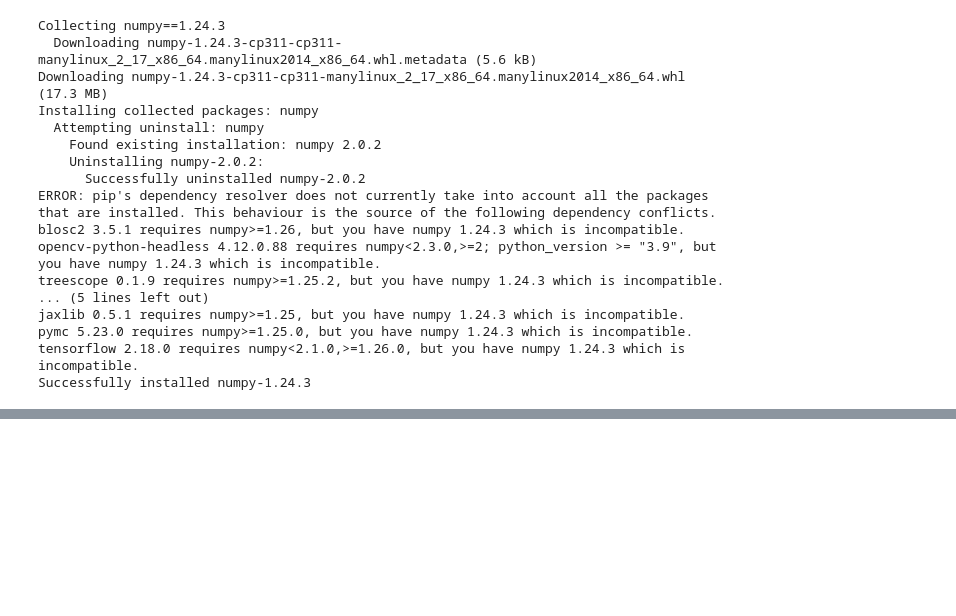
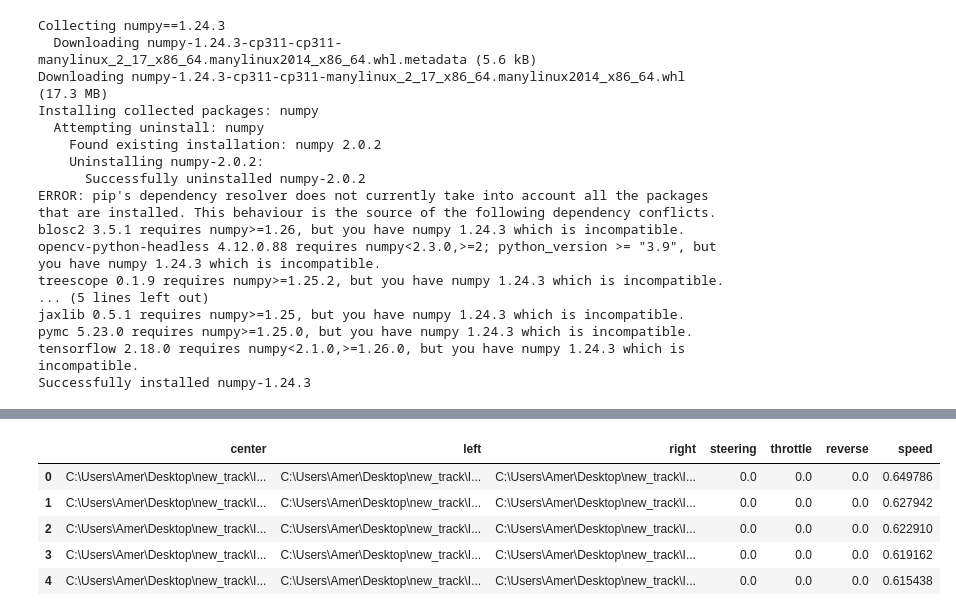
Before and after one commit to mjRam27/self-driving-car, a Jupyter notebook: Self_driving_car.ipynb, the cells around one changed output, grey strips where cells are left out. Saved outputs shown, nothing was run; the diff lists cells and outputs as text; code cells hidden in the pictures; blank space fills up the shorter version.

```diff
--- a/Self_driving_car.ipynb
+++ b/Self_driving_car.ipynb
@@ -89,3 +106,16 @@ Requirement already satisfied: python-dateutil>=2.7 in /usr/local/lib/python3.11
 # %%
 
 from imgaug import augmenters as iaa
+# %%
+datadir = 'track'
+columns = ['center', 'left' , 'right', 'steering', 'throttle', 'reverse', 'speed']
+data = pd.read_csv(os.path.join(datadir, 'driving_log.csv'), names = columns)
+pd.set_option('display.max_colwidth', None)
+data.head()
+# %% [output]
+|  | center | left | right | steering | throttle | reverse | speed |
+| 0 | C:\Users\Amer\Desktop\new_track\I... | C:\Users\Amer\Desktop\new_track\I... | C:\Users\Amer\Desktop\new_track\I... | 0.0 | 0.0 | 0.0 | 0.649786 |
+| 1 | C:\Users\Amer\Desktop\new_track\I... | C:\Users\Amer\Desktop\new_track\I... | C:\Users\Amer\Desktop\new_track\I... | 0.0 | 0.0 | 0.0 | 0.627942 |
+| 2 | C:\Users\Amer\Desktop\new_track\I... | C:\Users\Amer\Desktop\new_track\I... | C:\Users\Amer\Desktop\new_track\I... | 0.0 | 0.0 | 0.0 | 0.622910 |
+| 3 | C:\Users\Amer\Desktop\new_track\I... | C:\Users\Amer\Desktop\new_track\I... | C:\Users\Amer\Desktop\new_track\I... | 0.0 | 0.0 | 0.0 | 0.619162 |
+| 4 | C:\Users\Amer\Desktop\new_track\I... | C:\Users\Amer\Desktop\new_track\I... | C:\Users\Amer\Desktop\new_track\I... | 0.0 | 0.0 | 0.0 | 0.615438 |
```
Also changed, not shown: parts of 5 cells of this notebook.
